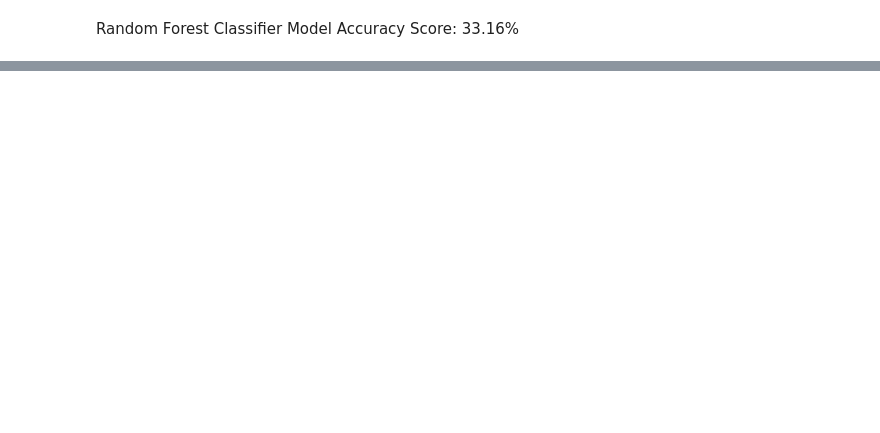
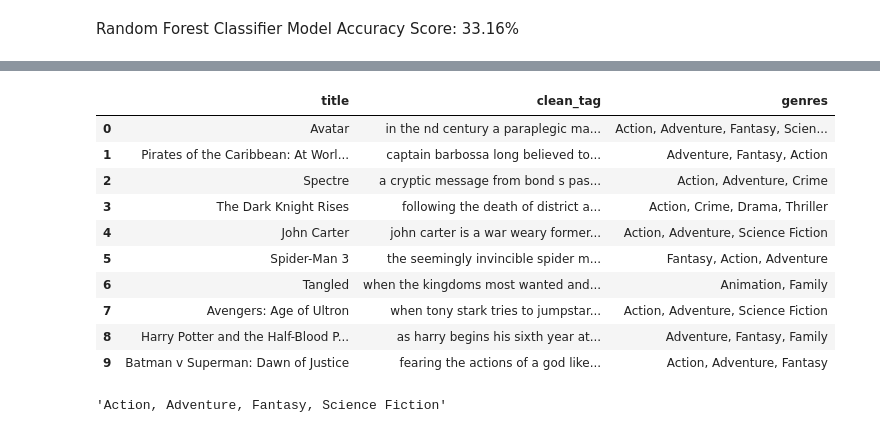
Before and after one commit to kregmi001/ML-and-Deep-Learning-for-Single-and-Muti-Class-Classification, a Jupyter notebook: movie-recommendation-system.ipynb, the cells around one changed output, grey strips where cells are left out. Drawn from its saved outputs; the diff is of its cells as text; code cells hidden in the pictures; blank space fills up the shorter version.

```diff
--- a/movie-recommendation-system.ipynb
+++ b/movie-recommendation-system.ipynb
@@ -471,2 +491,18 @@ print(classification_report(y_test,y_pred))
 # %% [markdown]
 Random Forest Classifier Model Accuracy Score: 33.16%
+# %%
+def convert_1(text):
+    arr = []
+    for i in ast.literal_eval(text):
+            arr.append(i['name'])
+    return arr
+
+movies_clean['genres'] = movies_v2['genres'].apply(convert_1)
+
+movies_clean['genres'] = movies_clean['genres'].apply(lambda x: ", ".join(x))
+
+
+movies_summary = movies_clean[['title','overview','genres']]
+movies_summary = movies_summary.dropna(subset=['title','overview','genres'])
+
+movies_summary.head()
@@ -472,0 +526,37 @@ Random Forest Classifier Model Accuracy Score: 33.16%
+# %%
+import re
+def clean_text(text):
+    # remove backslash-apostrophe
+    text = re.sub("\'", "", text)
+    # remove everything except alphabets
+    text = re.sub("[^a-zA-Z]"," ",text)
+    # remove whitespaces
+    text = ' '.join(text.split())
+    # convert text to lowercase
+    text = text.lower()
+
+    return text
+
+movies_summary['clean_tag'] = movies_summary['overview'].apply(lambda x: clean_text(x))
+
+
+
+movies_summary_clean_1 = movies_summary[['title','clean_tag','genres']]
+
+movies_summary_clean_1.head(10)
+# %% [output]
+|  | title | clean_tag | genres |
+| 0 | Avatar | in the nd century a paraplegic ma... | Action, Adventure, Fantasy, Scien... |
+| 1 | Pirates of the Caribbean: At Worl... | captain barbossa long believed to... | Adventure, Fantasy, Action |
+| 2 | Spectre | a cryptic message from bond s pas... | Action, Adventure, Crime |
+| 3 | The Dark Knight Rises | following the death of district a... | Action, Crime, Drama, Thriller |
+| 4 | John Carter | john carter is a war weary former... | Action, Adventure, Science Fiction |
+| 5 | Spider-Man 3 | the seemingly invincible spider m... | Fantasy, Action, Adventure |
+| 6 | Tangled | when the kingdoms most wanted and... | Animation, Family |
+| 7 | Avengers: Age of Ultron | when tony stark tries to jumpstar... | Action, Adventure, Science Fiction |
+| 8 | Harry Potter and the Half-Blood P... | as harry begins his sixth year at... | Adventure, Fantasy, Family |
+| 9 | Batman v Superman: Dawn of Justice | fearing the actions of a god like... | Action, Adventure, Fantasy |
+# %%
+movies_summary_clean_1['genres'][0]
+# %% [output]
+'Action, Adventure, Fantasy, Science Fiction'
```
Also changed, not shown: parts of 17 cells of this notebook.
